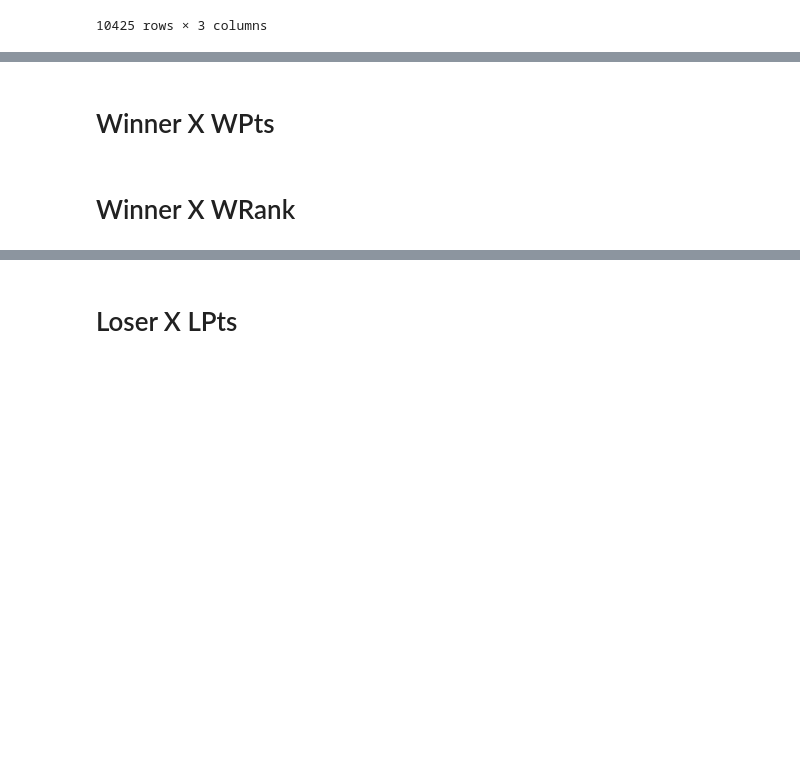
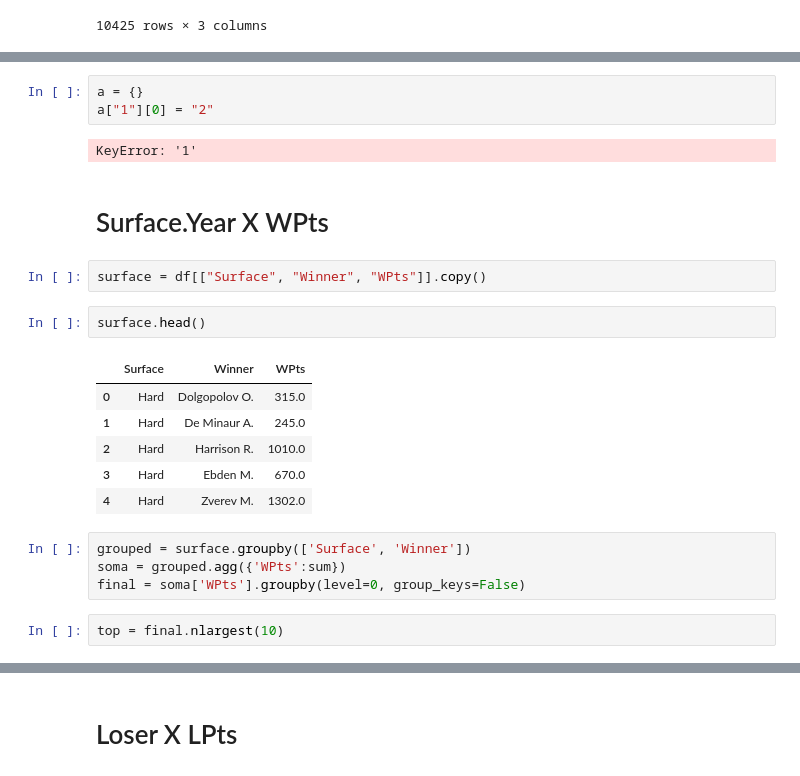
Before and after one commit to raphacosta27/atp, a Jupyter notebook: Final data analysis.ipynb, the cells around one changed output, grey strips where cells are left out. Saved outputs shown, nothing was run; the diff lists cells and outputs as text; blank space fills up the shorter version.

```diff
--- a/Final data analysis.ipynb
+++ b/Final data analysis.ipynb
@@ -31,4 +80,24 @@ wyw
+# %%
+a = {}
+a["1"][0] = "2"
+# %% [output]
+KeyError: '1'
 # %% [markdown]
-# Winner X WPts
+# Surface.Year X WPts
-# %% [markdown]
-# Winner X WRank
+# %%
+surface = df[["Surface", "Winner", "WPts"]].copy()
+# %%
+surface.head()
+# %% [output]
+|  | Surface | Winner | WPts |
+| 0 | Hard | Dolgopolov O. | 315.0 |
+| 1 | Hard | De Minaur A. | 245.0 |
+| 2 | Hard | Harrison R. | 1010.0 |
+| 3 | Hard | Ebden M. | 670.0 |
+| 4 | Hard | Zverev M. | 1302.0 |
+# %%
+grouped = surface.groupby(['Surface', 'Winner'])
+soma = grouped.agg({'WPts':sum})
+final = soma['WPts'].groupby(level=0, group_keys=False)
+# %%
+top = final.nlargest(10)
```
Also changed, not shown: parts of 18 cells of this notebook, 3 other files.
